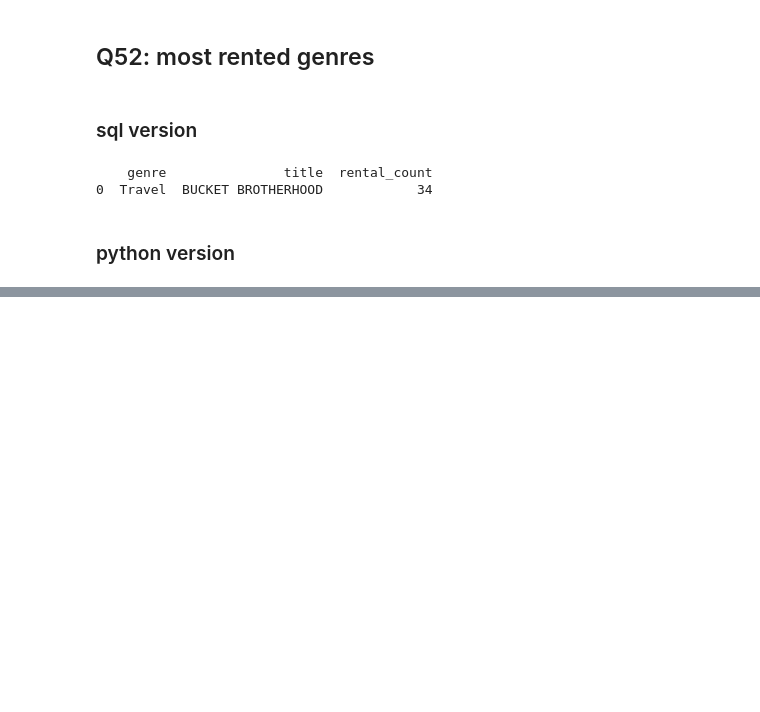
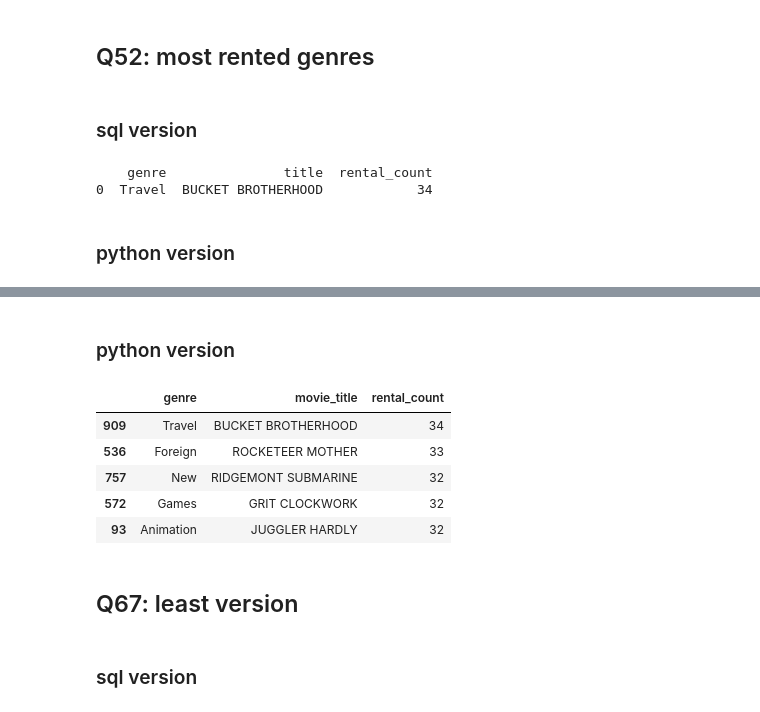
Before and after one commit to cenkerarin/lotus-practice, a Jupyter notebook: practice.ipynb, the cells around one changed output, grey strips where cells are left out. Drawn from its saved outputs; the diff is of its cells as text; code cells hidden in the pictures; blank space fills up the shorter version.

```diff
--- a/practice.ipynb
+++ b/practice.ipynb
@@ -2911,0 +3689,42 @@ KeyError: 'category_name'
+# %% [markdown]
+### python version
+# %%
+rental_df = pd.read_sql_query("SELECT * FROM rental", conn)
+payment_df = pd.read_sql_query("SELECT * FROM payment", conn)
+film_df = pd.read_sql_query("SELECT * FROM film", conn)
+category_df = pd.read_sql_query("SELECT * FROM category", conn)
+film_category_df = pd.read_sql_query("SELECT * FROM film_category", conn)
+inventory_df = pd.read_sql_query("SELECT * FROM inventory", conn)
+customer_df = pd.read_sql_query("SELECT * FROM customer", conn)
+staff_df = pd.read_sql_query("SELECT * FROM staff", conn)
+store_df = pd.read_sql_query("SELECT * FROM store", conn)
+city_df = pd.read_sql_query("SELECT * FROM city", conn)
+address_df = pd.read_sql_query("SELECT * FROM address", conn)
+
+dropping_list = (film_df, category_df, film_category_df, inventory_df, rental_df, payment_df, customer_df, staff_df, store_df)
+
+for df in dropping_list:
+    if 'last_update' in df.columns:
+        df.drop('last_update', axis=1, inplace=True)
+# %%
+c_filmcat = category_df.merge(film_category_df, on="category_id")
+c_filmcat_film = c_filmcat.merge(film_df, on="film_id")
+c_filmcat_film_inventory = c_filmcat_film.merge(inventory_df, on="film_id")
+c_filmcat_film_inventory_rental = c_filmcat_film_inventory.merge(rental_df, on="inventory_id")
+
+df = c_filmcat_film_inventory_rental.groupby(["name", "title"])["rental_id"].count().reset_index()
+df.rename(columns={"name": "genre", "title": "movie_title", "rental_id": "rental_count"}, inplace=True)
+df.sort_values(by="rental_count", ascending=False, inplace=True)
+# %%
+df.head()
+# %% [output]
+|  | genre | movie_title | rental_count |
+| 909 | Travel | BUCKET BROTHERHOOD | 34 |
+| 536 | Foreign | ROCKETEER MOTHER | 33 |
+| 757 | New | RIDGEMONT SUBMARINE | 32 |
+| 572 | Games | GRIT CLOCKWORK | 32 |
+| 93 | Animation | JUGGLER HARDLY | 32 |
+# %% [markdown]
+## Q67: least version
+# %% [markdown]
+### sql version
```
Also changed, not shown: parts of 90 cells of this notebook.
